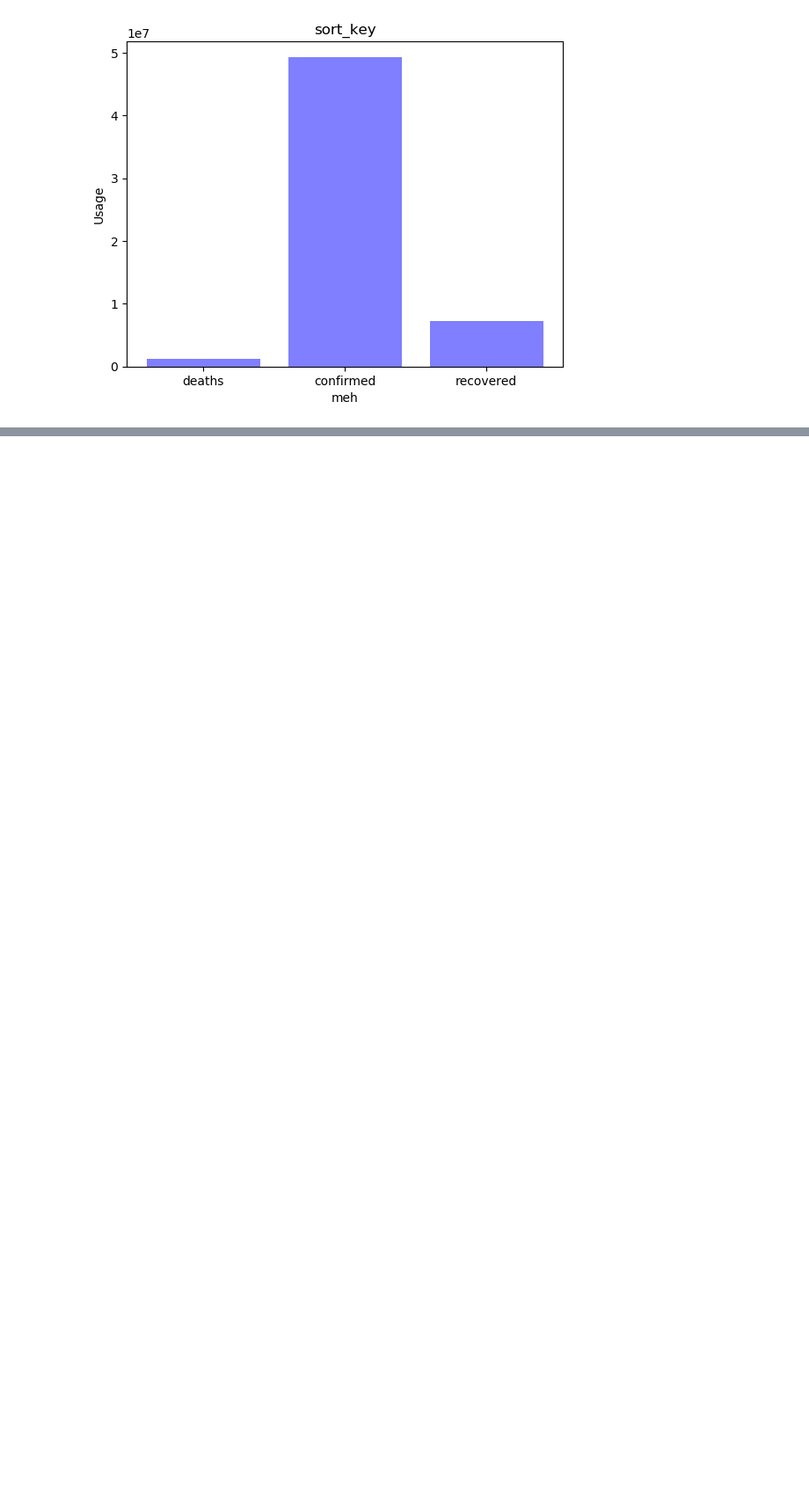
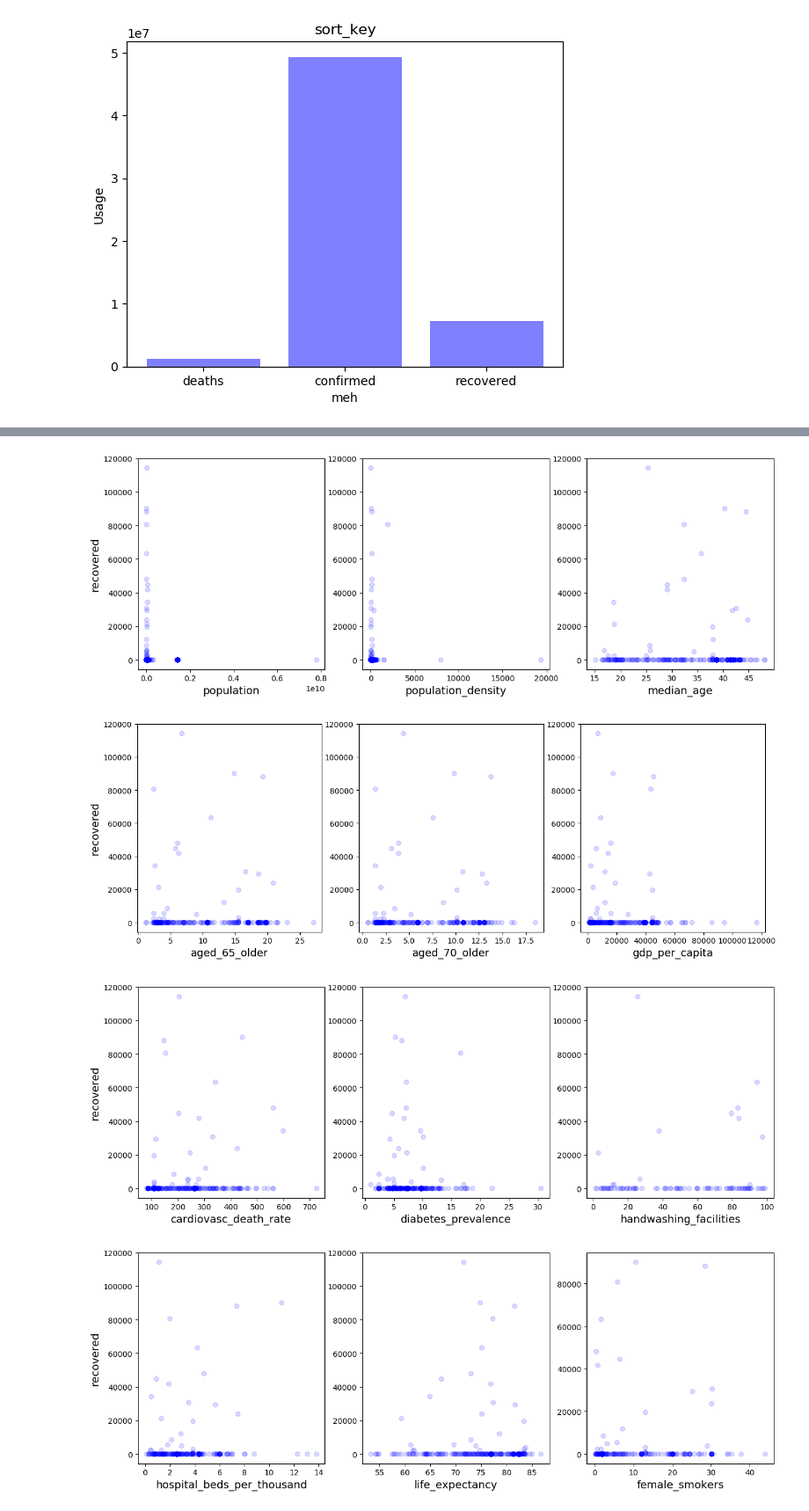
Before and after one commit to nbuzzano/challenge-01, a Jupyter notebook: assessment03/notebooks/covid-analysis.ipynb, the cells around one changed output, grey strips where cells are left out. Shown at 88% size. Saved outputs shown, nothing was run; the diff lists cells and outputs as text; code cells hidden in the pictures; blank space fills up the shorter version.

```diff
--- a/assessment03/notebooks/covid-analysis.ipynb
+++ b/assessment03/notebooks/covid-analysis.ipynb
@@ -364,0 +228,11 @@ scatter_list(df_full_, fixed_column, figsize=(w * num_columns, w))
+# %%
+for sub_arr in chunk(df_owid_covid.columns.tolist()[1:], 3):
+    aux = df_owid_covid.filter(sub_arr)
+    _, num_columns = aux.shape
+    w = 5
+    scatter_list(aux, fixed_columns[2], figsize=(w * num_columns, w), threshold=.99)
+# %% [output]
+[figure, added]
+[figure, added]
+[figure, added]
+[figure, added]
```
Also changed, not shown: parts of 39 cells of this notebook, 4 other files.
